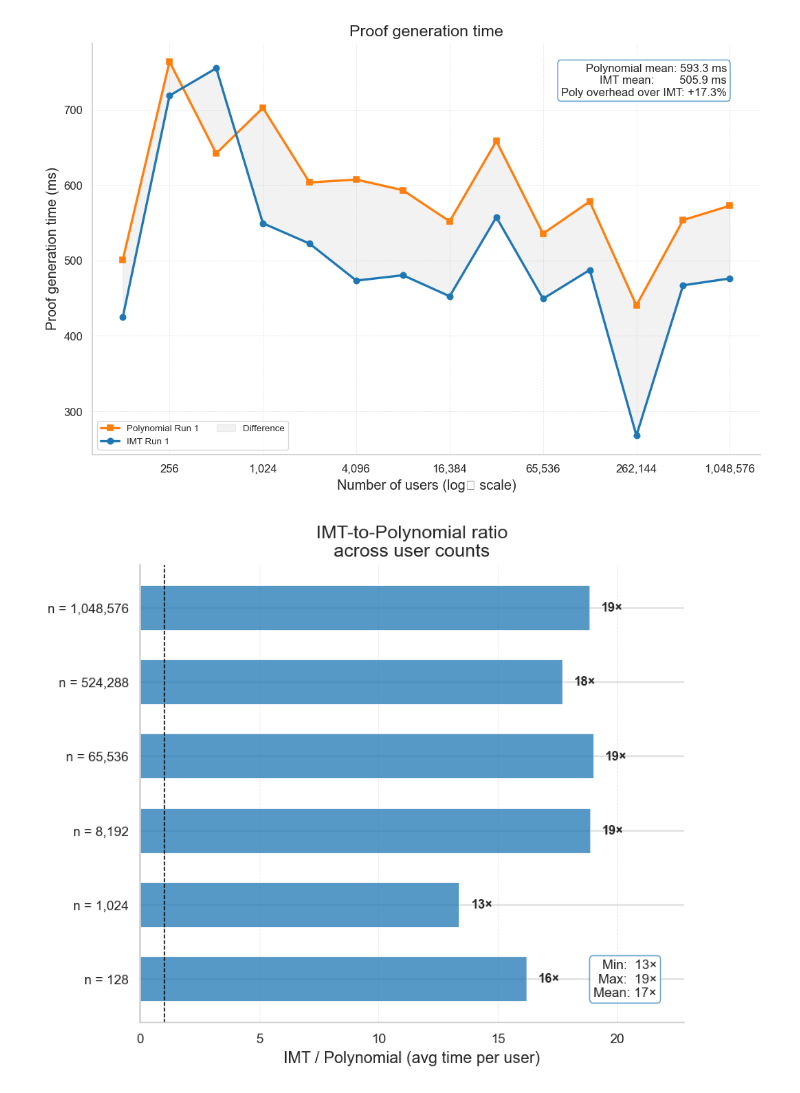
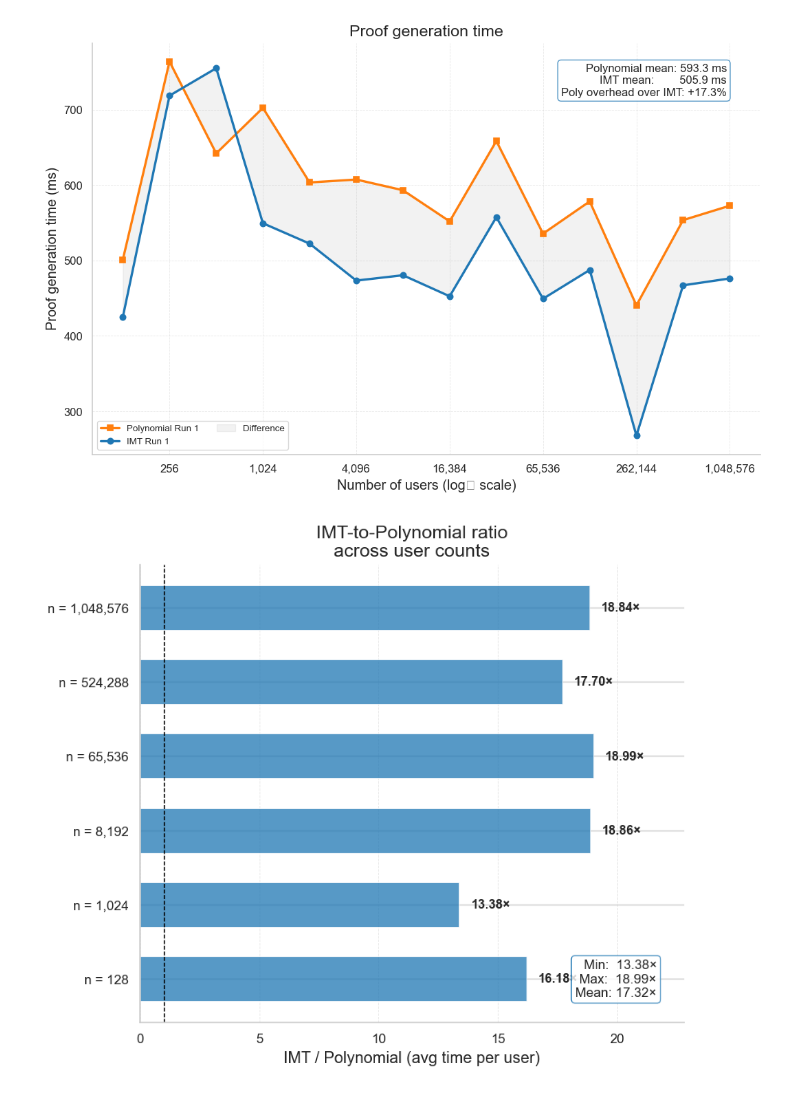
Before and after one commit to Samonto-Karmaker/ZKP-Polynomial-Vs-IMT, a Jupyter notebook: IMT_vs_PEB.ipynb, the cells around one changed output. Cells and saved outputs as stored; diff of their text form; code cells hidden in the pictures.

Commit message:
improve precision on the ratio bar chart

```diff
--- a/IMT_vs_PEB.ipynb
+++ b/IMT_vs_PEB.ipynb
@@ -590,35 +590,35 @@ ratios   = []
 for n in select_n:
     p = combined[(combined['scheme_type'] == 'Polynomial') & (combined['user_count'] == n)]['avg_population_time_ms'].mean()
     m = combined[(combined['scheme_type'] == 'IMT')        & (combined['user_count'] == n)]['avg_population_time_ms'].mean()
     ratios.append(m / p)
 
 fig, ax_ratio = plt.subplots(figsize=(7, 6))
 
 bars = ax_ratio.barh(
     [f"n = {n:,}" for n in select_n],
     ratios,
     color=IMT_COLOR, alpha=0.75,
     edgecolor='white', linewidth=0.6, height=0.6
 )
 
 for bar, val in zip(bars, ratios):
     ax_ratio.text(val + 0.5, bar.get_y() + bar.get_height() / 2,
-                  f"{val:.0f}×", va='center', fontsize=9.5, fontweight='bold')
+                  f"{val:.2f}×", va='center', fontsize=9.5, fontweight='bold')
 
 ax_ratio.set_xlabel("IMT / Polynomial (avg time per user)", fontsize=LABEL_FONT)
 ax_ratio.set_title("IMT-to-Polynomial ratio\nacross user counts", fontsize=TITLE_FONT)
 ax_ratio.axvline(1, color='black', linewidth=0.8, linestyle='--')
 ax_ratio.grid(axis='x', linestyle='--', linewidth=0.5, alpha=0.5)
 ax_ratio.set_xlim(0, max(ratios) * 1.20)
 
 stats_box(ax_ratio, [
-    f"Min:  {min(ratios):.0f}×",
-    f"Max:  {max(ratios):.0f}×",
-    f"Mean: {np.mean(ratios):.0f}×",
+    f"Min:  {min(ratios):.2f}×",
+    f"Max:  {max(ratios):.2f}×",
+    f"Mean: {np.mean(ratios):.2f}×",
 ], loc="lower right")
 
 plt.tight_layout()
 plt.savefig(GRAPHS_DIR / "ratio_bar_chart.png", bbox_inches='tight', dpi=300)
 plt.show()
 # %% [output]
-[figure, old version]
+[figure, new version]
```
Also changed, not shown: 1 other file.
